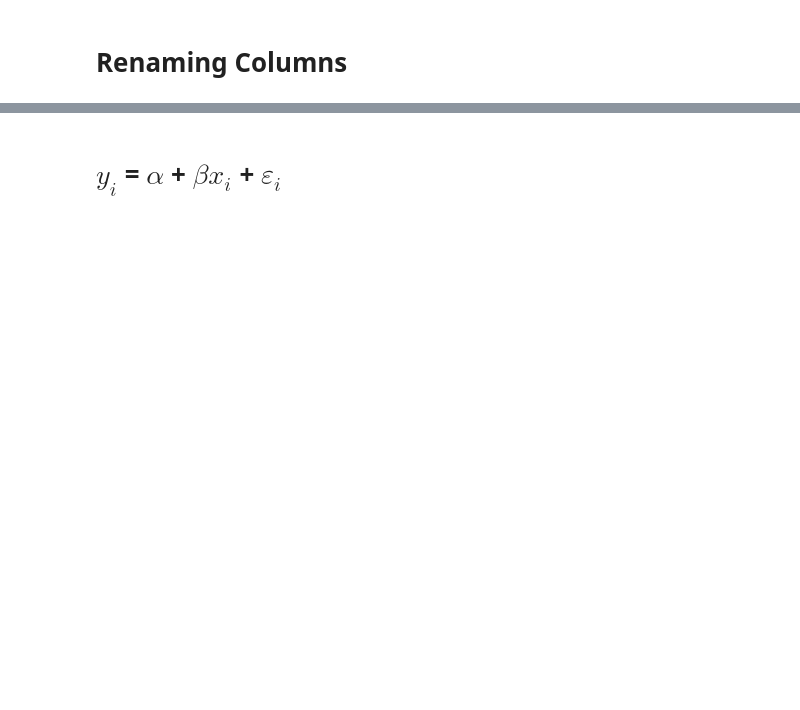
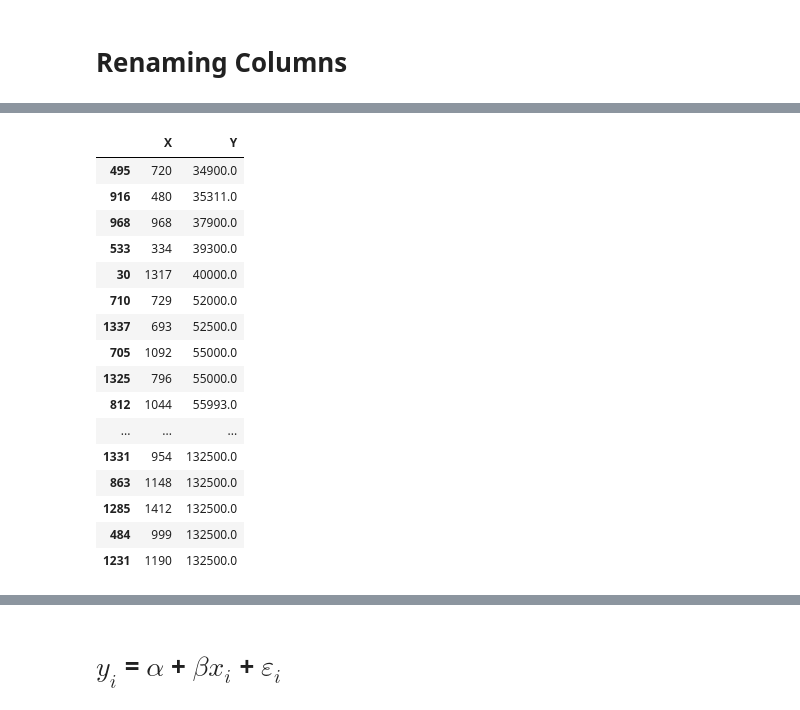
Before and after one commit to ViniciusHolanda001/House_Prices, a Jupyter notebook: notebook/eda_house_prices.ipynb, the cells around one changed output, grey strips where cells are left out. Cells and saved outputs as stored; diff of their text form; code cells hidden in the pictures; blank space fills up the shorter version.

```diff
--- a/notebook/eda_house_prices.ipynb
+++ b/notebook/eda_house_prices.ipynb
@@ -257,0 +109,20 @@ mu = 180921.20 ::: sigma = 79415.29
+# %%
+df_sale_grlivarea.sort_values(by=['Y'])
+# %% [output]
+|  | X | Y |
+| 495 | 720 | 34900.0 |
+| 916 | 480 | 35311.0 |
+| 968 | 968 | 37900.0 |
+| 533 | 334 | 39300.0 |
+| 30 | 1317 | 40000.0 |
+| 710 | 729 | 52000.0 |
+| 1337 | 693 | 52500.0 |
+| 705 | 1092 | 55000.0 |
+| 1325 | 796 | 55000.0 |
+| 812 | 1044 | 55993.0 |
+| ... | ... | ... |
+| 1331 | 954 | 132500.0 |
+| 863 | 1148 | 132500.0 |
+| 1285 | 1412 | 132500.0 |
+| 484 | 999 | 132500.0 |
+| 1231 | 1190 | 132500.0 |
```
Also changed, not shown: parts of 80 cells of this notebook.
